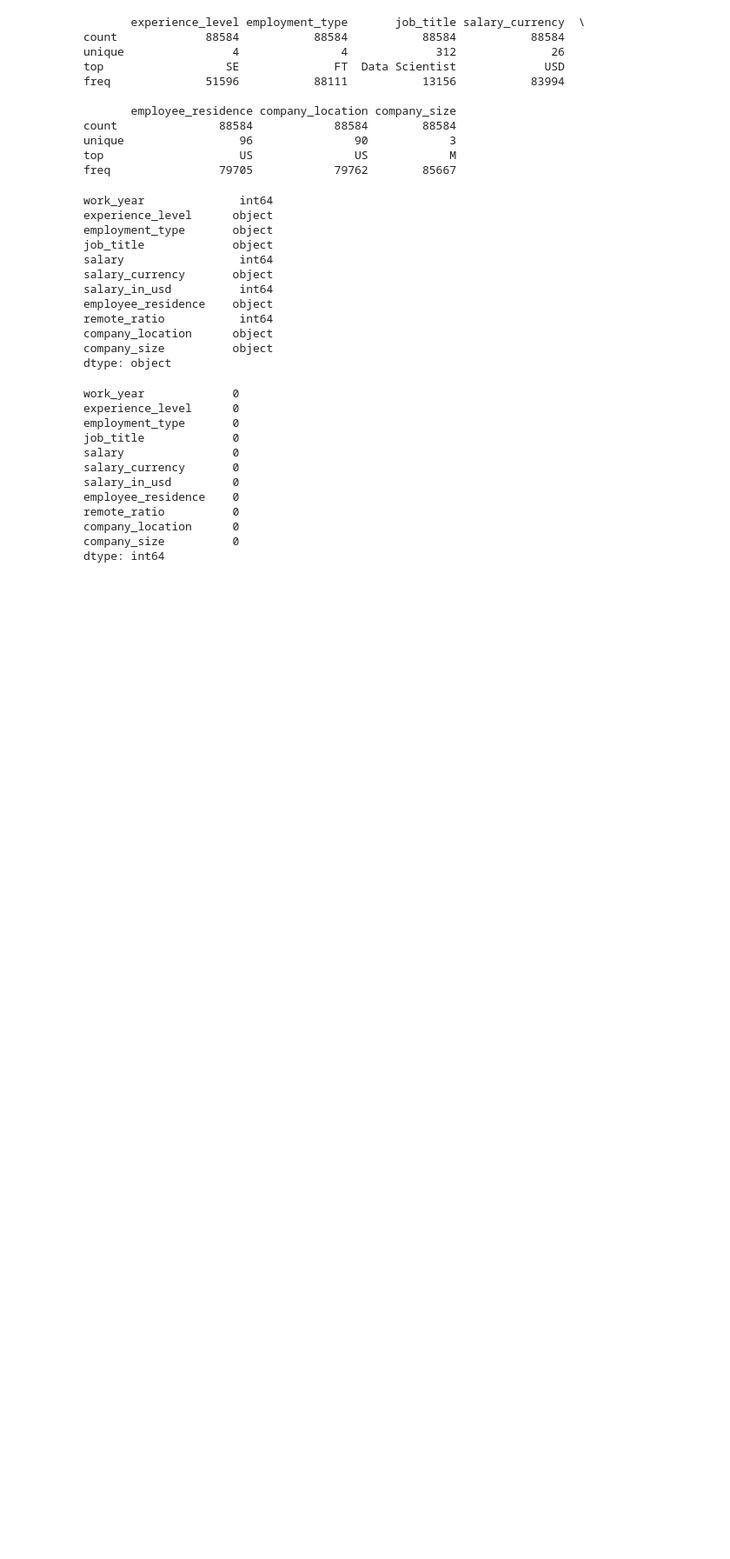
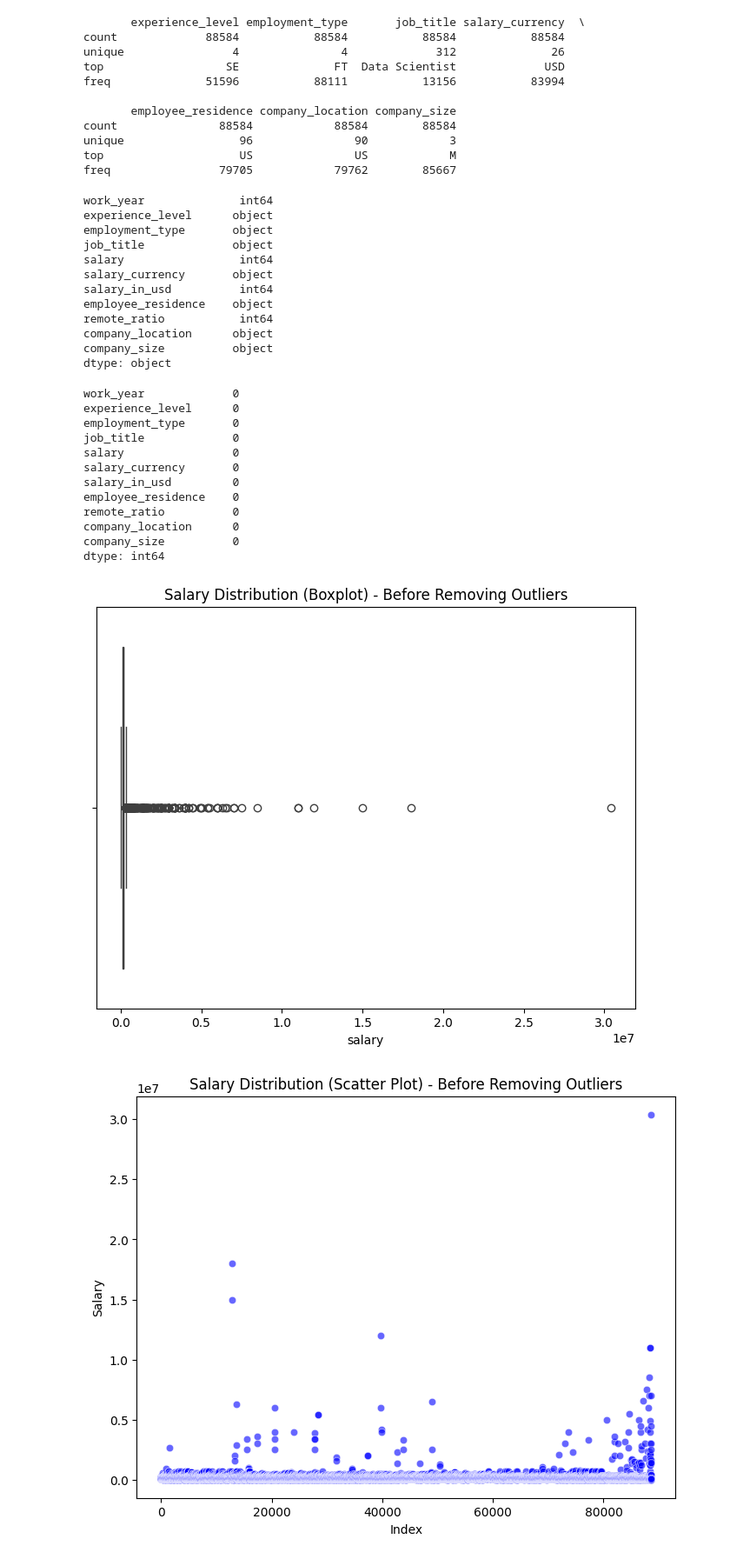
Before and after one commit to Zpicard/CIS490_Project, a Jupyter notebook: CleanData_EDA.ipynb, the cells around one changed output. Shown: that part at 87% size. Saved outputs shown, nothing was run; the diff lists cells and outputs as text; code cells hidden in the pictures; blank space fills up the shorter version.

Commit message:
Data Cleaning and EDA

```diff
--- a/CleanData_EDA.ipynb
+++ b/CleanData_EDA.ipynb
@@ -70,3 +72,26 @@ remote_ratio          0
 company_location      0
 company_size          0
 dtype: int64
+# %%
+# Here we want to look at the outliers based on salary column and we are going to see
+# if we need to delete any outliers
+
+# first we will visualize to get a better understanding of the distribution of our salary column
+
+
+# Boxplot to visualize the distribution of the salary column
+plt.figure(figsize=(8, 6))
+sns.boxplot(x=df['salary'])
+plt.title('Salary Distribution (Boxplot) - Before Removing Outliers')
+plt.show()
+
+# Alternatively, you can plot the data with the salary values marked
+plt.figure(figsize=(8, 6))
+sns.scatterplot(x=df.index, y=df['salary'], color='blue', alpha=0.6)
+plt.title('Salary Distribution (Scatter Plot) - Before Removing Outliers')
+plt.xlabel('Index')
+plt.ylabel('Salary')
+plt.show()
+# %% [output]
+[figure, added]
+[figure, added]
```
Also changed, not shown: parts of 8 cells of this notebook.
